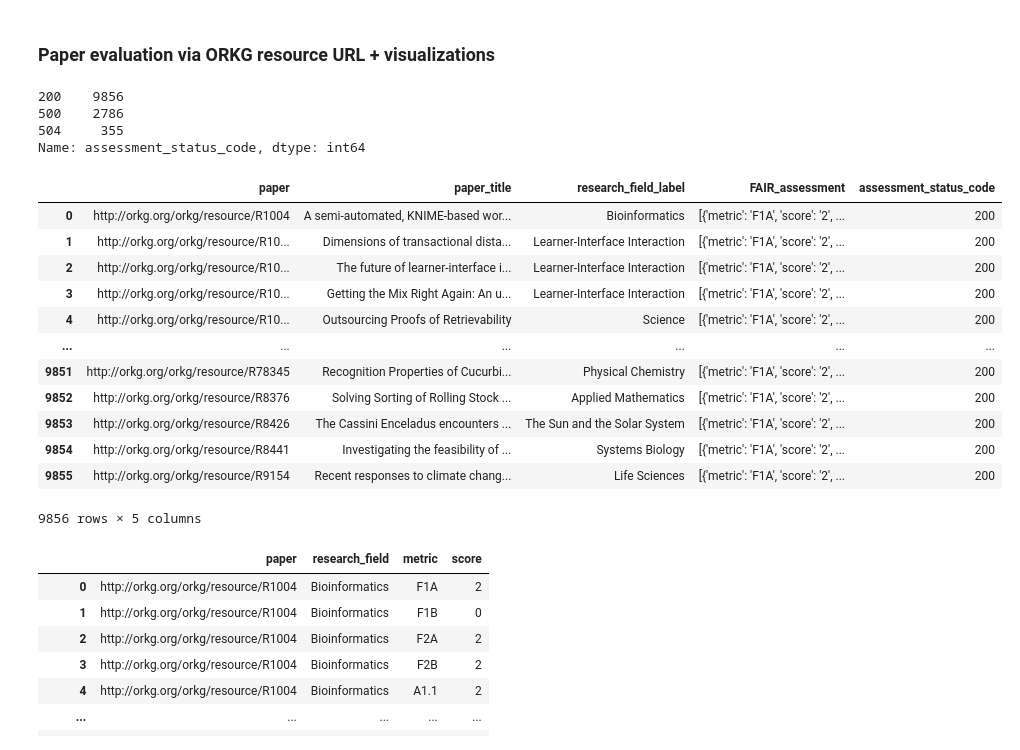
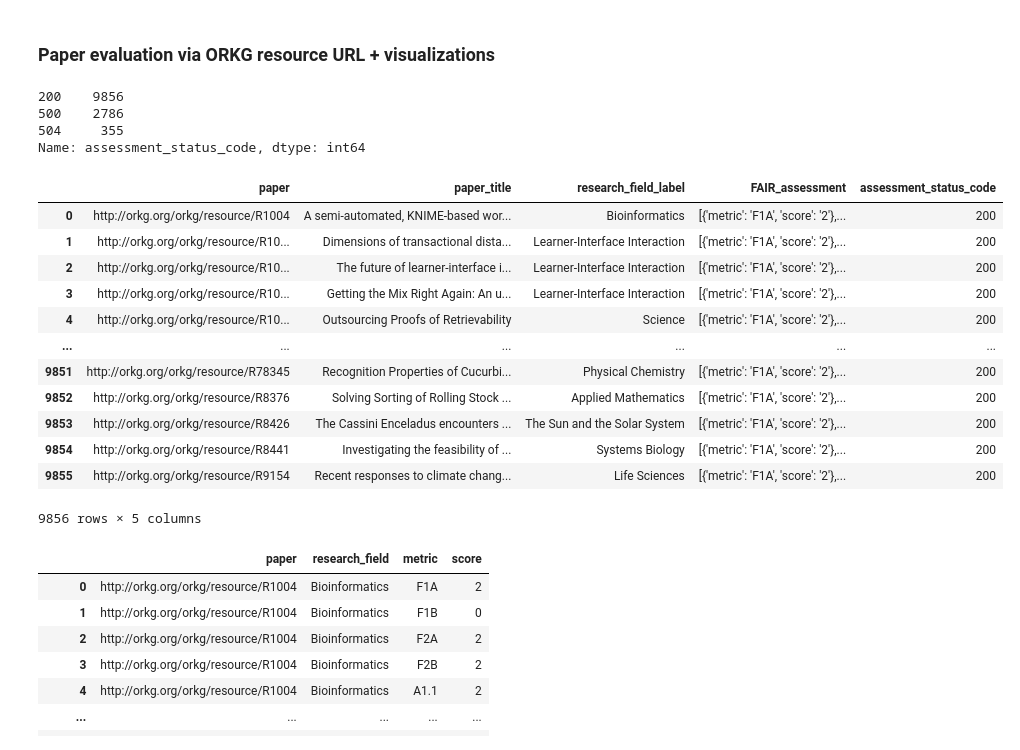
Before and after one commit to mwurzbacher/FAIRness-assessment-tools-evaluation-using-ORKG, a Jupyter notebook: FAIR_Checker_evaluation.ipynb, the cells around one changed output. Drawn from its saved outputs; the diff is of its cells as text; code cells hidden in the pictures.

```diff
--- a/FAIR_Checker_evaluation.ipynb
+++ b/FAIR_Checker_evaluation.ipynb
@@ -41,3 +43,12 @@ def get_principle_from_metric(metric):
         return 'interoperable'
     else:
         return 'reusable'
+# %%
+def build_assessment_json(assessment):
+    regex_result = re.findall("'metric': '.*?', 'score': '.*?'", assessment)
+    assessment_list = []
+    for result in regex_result:
+        result = result.replace("\'", "\"")
+        assessment_dict = json.loads("{"+result+"}")
+        assessment_list.append(assessment_dict)
+    return assessment_list
@@ -276,27 +294,28 @@ Couldn't find program: 'false'
 # %% [markdown]
 ### Paper evaluation via ORKG resource URL + visualizations
 # %%
-orkg_url_df = pd.read_pickle("assessed_data/orkg_url_df_FAIRChecker_assessment2023-03-29.pkl")
+orkg_url_df = pd.read_csv("assessed_data/orkg_url_df_FAIRChecker_assessment2023-03-29.csv", encoding='ISO-8859-1', index_col=0)
 print(orkg_url_df["assessment_status_code"].value_counts())
 orkg_url_df = orkg_url_df[orkg_url_df["assessment_status_code"] == 200].reset_index(drop=True)
+orkg_url_df["FAIR_assessment"] = orkg_url_df["FAIR_assessment"].map(lambda x: build_assessment_json(x))
 orkg_url_df
 # %% [output]
 200    9856
 500    2786
 504     355
 Name: assessment_status_code, dtype: int64
 |  | paper | paper_title | research_field_label | FAIR_assessment | assessment_status_code |
-| 0 | http://orkg.org/orkg/resource/R1004 | A semi-automated, KNIME-based wor... | Bioinformatics | [{'metric': 'F1A', 'score': '2', ... | 200 |
-| 1 | http://orkg.org/orkg/resource/R10... | Dimensions of transactional dista... | Learner-Interface Interaction | [{'metric': 'F1A', 'score': '2', ... | 200 |
-| 2 | http://orkg.org/orkg/resource/R10... | The future of learner-interface i... | Learner-Interface Interaction | [{'metric': 'F1A', 'score': '2', ... | 200 |
-| 3 | http://orkg.org/orkg/resource/R10... | Getting the Mix Right Again: An u... | Learner-Interface Interaction | [{'metric': 'F1A', 'score': '2', ... | 200 |
-| 4 | http://orkg.org/orkg/resource/R10... | Outsourcing Proofs of Retrievability | Science | [{'metric': 'F1A', 'score': '2', ... | 200 |
+| 0 | http://orkg.org/orkg/resource/R1004 | A semi-automated, KNIME-based wor... | Bioinformatics | [{'metric': 'F1A', 'score': '2'},... | 200 |
+| 1 | http://orkg.org/orkg/resource/R10... | Dimensions of transactional dista... | Learner-Interface Interaction | [{'metric': 'F1A', 'score': '2'},... | 200 |
+| 2 | http://orkg.org/orkg/resource/R10... | The future of learner-interface i... | Learner-Interface Interaction | [{'metric': 'F1A', 'score': '2'},... | 200 |
+| 3 | http://orkg.org/orkg/resource/R10... | Getting the Mix Right Again: An u... | Learner-Interface Interaction | [{'metric': 'F1A', 'score': '2'},... | 200 |
+| 4 | http://orkg.org/orkg/resource/R10... | Outsourcing Proofs of Retrievability | Science | [{'metric': 'F1A', 'score': '2'},... | 200 |
 | ... | ... | ... | ... | ... | ... |
-| 9851 | http://orkg.org/orkg/resource/R78345 | Recognition Properties of Cucurbi... | Physical Chemistry | [{'metric': 'F1A', 'score': '2', ... | 200 |
-| 9852 | http://orkg.org/orkg/resource/R8376 | Solving Sorting of Rolling Stock ... | Applied Mathematics | [{'metric': 'F1A', 'score': '2', ... | 200 |
-| 9853 | http://orkg.org/orkg/resource/R8426 | The Cassini Enceladus encounters ... | The Sun and the Solar System | [{'metric': 'F1A', 'score': '2', ... | 200 |
-| 9854 | http://orkg.org/orkg/resource/R8441 | Investigating the feasibility of ... | Systems Biology | [{'metric': 'F1A', 'score': '2', ... | 200 |
-| 9855 | http://orkg.org/orkg/resource/R9154 | Recent responses to climate chang... | Life Sciences | [{'metric': 'F1A', 'score': '2', ... | 200 |
+| 9851 | http://orkg.org/orkg/resource/R78345 | Recognition Properties of Cucurbi... | Physical Chemistry | [{'metric': 'F1A', 'score': '2'},... | 200 |
+| 9852 | http://orkg.org/orkg/resource/R8376 | Solving Sorting of Rolling Stock ... | Applied Mathematics | [{'metric': 'F1A', 'score': '2'},... | 200 |
+| 9853 | http://orkg.org/orkg/resource/R8426 | The Cassini Enceladus encounters ... | The Sun and the Solar System | [{'metric': 'F1A', 'score': '2'},... | 200 |
+| 9854 | http://orkg.org/orkg/resource/R8441 | Investigating the feasibility of ... | Systems Biology | [{'metric': 'F1A', 'score': '2'},... | 200 |
+| 9855 | http://orkg.org/orkg/resource/R9154 | Recent responses to climate chang... | Life Sciences | [{'metric': 'F1A', 'score': '2'},... | 200 |
 9856 rows × 5 columns
 # %%
 assessment_orkgurl_df = pd.DataFrame()
```
Also changed, not shown: parts of 23 cells of this notebook, 14 other files.
